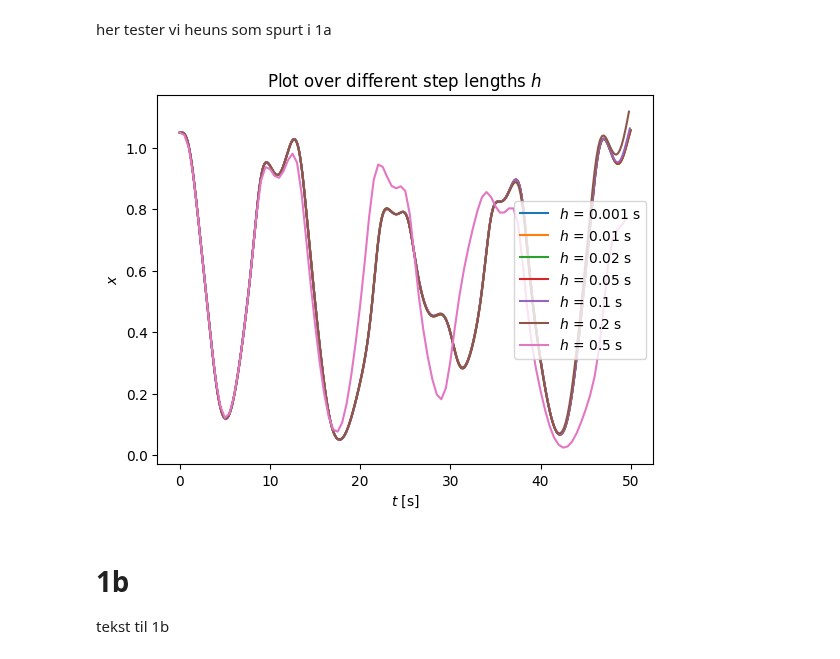
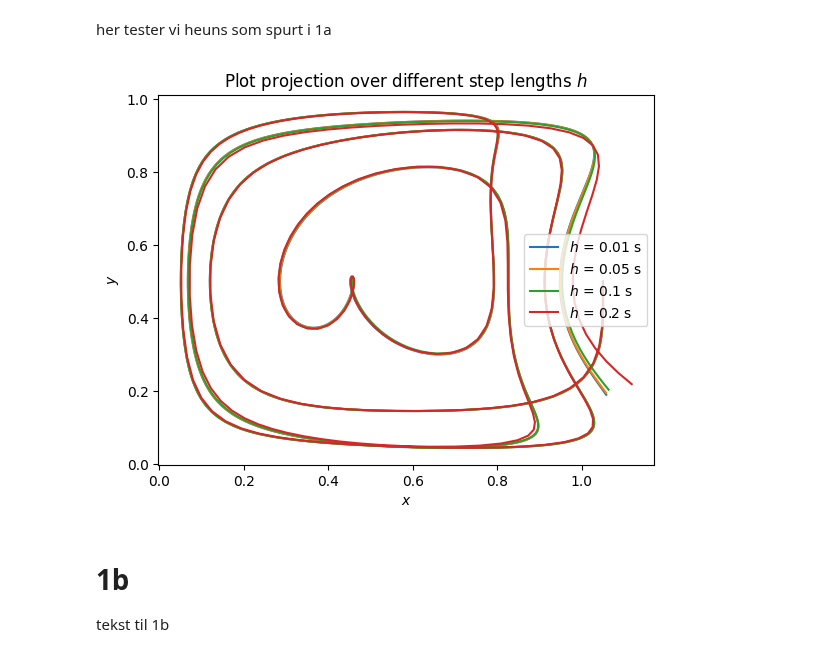
Before and after one commit to OliverRuden/TMA4320-scientific-computing, a Jupyter notebook: main.ipynb, the cells around one changed output. Saved outputs shown, nothing was run; the diff lists cells and outputs as text; code cells hidden in the pictures.

Commit message:
changed 1a) plot

```diff
--- a/main.ipynb
+++ b/main.ipynb
@@ -58,17 +58,17 @@ def heun(func, start_val, t_start, t_stop, h):
 # %% [markdown]
 her tester vi heuns som spurt i 1a
 # %%
-for h in [0.001, 0.01, 0.02, 0.05, 0.1, 0.2, 0.5]:
+for h in [0.01, 0.05, 0.1, 0.2]:
     [t_array, val_array] = heun(func, val_0, 0, 50, h)
-    plt.plot(t_array, val_array[:,:,0], label = rf'$h$ = {h} s')
+    plt.plot(val_array[:,:,0], val_array[:,:,1], label = rf'$h$ = {h} s')
 
 plt.legend()
-plt.xlabel(r'$t$ [s]')
-plt.ylabel(r'$x$')
-plt.title(r'Plot over different step lengths $h$ ')
+plt.xlabel(r'$x$')
+plt.ylabel(r'$y$')
+plt.title(r'Plot projection over different step lengths $h$ ')
 plt.show()
 # %% [output]
-[figure, old version]
+[figure, new version]
 # %% [markdown]
 # 1b
 tekst til 1b
```
